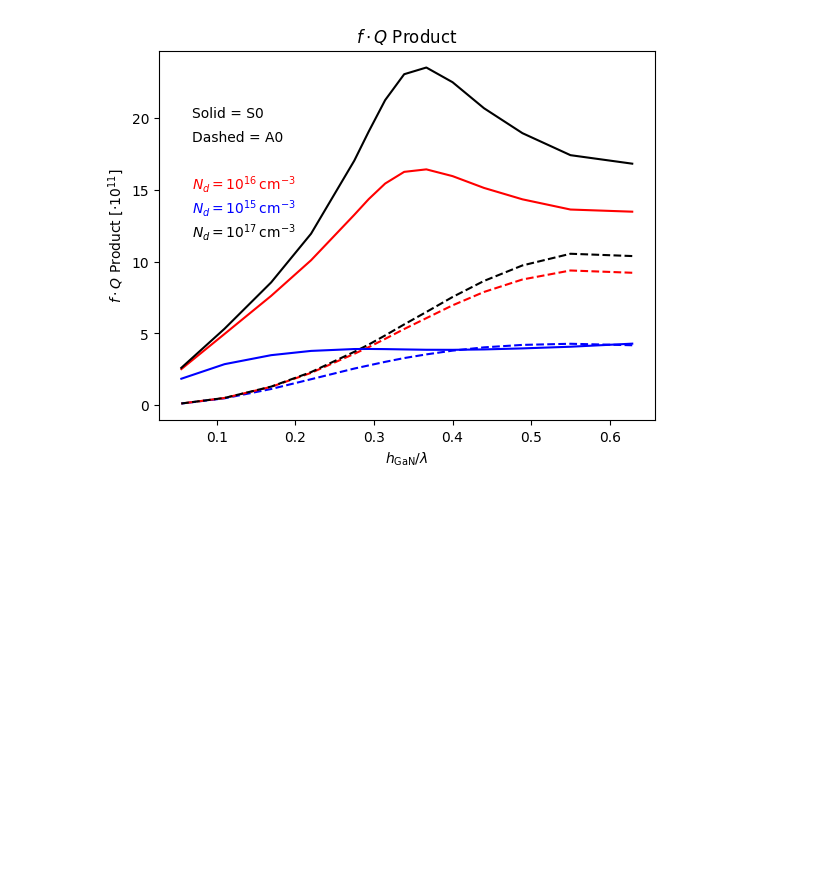
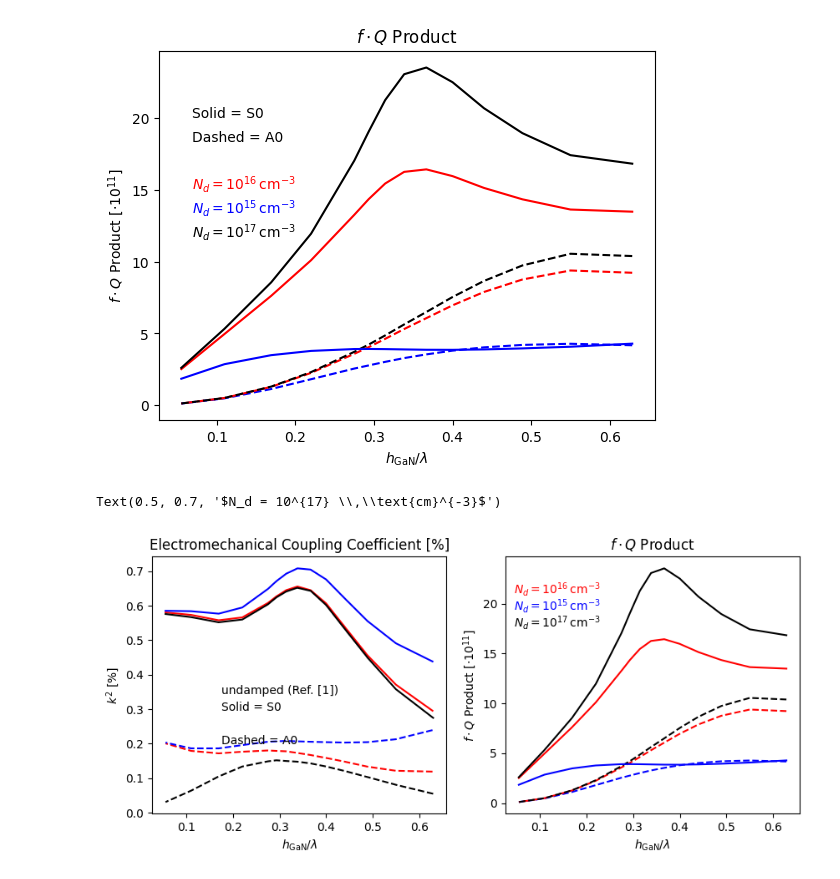
Before and after one commit to ninja-lab/Resonators, a Jupyter notebook: ComsolPlots.ipynb, the cells around one changed output. Drawn from its saved outputs; the diff is of its cells as text; code cells hidden in the pictures; blank space fills up the shorter version.

```diff
--- a/ComsolPlots.ipynb
+++ b/ComsolPlots.ipynb
@@ -169,3 +184,43 @@ ax.annotate('Solid = S0', xy=(0.15, 0.75), xycoords='figure fraction', color='k'
 # %% [output]
 Text(0.15, 0.75, 'Solid = S0')
 [figure]
+# %%
+fig, axs = plt.subplots(1, 2, figsize=(10, 4))
+
+axs[0].plot(df['hGaN/lambda'], df['ksq_Nd1e16_A0']*100, color='r', linestyle='--', label = '-- A0')
+axs[0].plot(df['hGaN/lambda'], df['ksq_Nd1e15_A0']*100, color='b', linestyle='--')#, label = r'$k^2 [\%]$')
+axs[0].plot(df['hGaN/lambda'], df['ksq_Nd1e16_S0']*100, color='r', linestyle='-', label = '- S0')
+axs[0].plot(df['hGaN/lambda'], df['ksq_Nd1e15_S0']*100, color='b', linestyle='-')#, label = r'$k^2 [\%]$')
+axs[0].plot(undamped_df["hGan/Lambda"], undamped_df["Antisymmetric ksq%"], color='k', linestyle='--')#, label = r'$k^2 [\%]$')
+axs[0].plot(undamped_df["hGan/Lambda"], undamped_df["Symmetric ksq%"], color='k', linestyle='-')#, label = r'$k^2 [\%]$')
+
+#axs[0].annotate(r'$N_d = 10^{16} \,\text{cm}^{-3}$', xy=(0.1, 0.6), xycoords='figure fraction', color='r', fontsize=10)
+#axs[0].annotate(r'$N_d = 10^{15} \,\text{cm}^{-3}$', xy=(0.1, 0.55), xycoords='figure fraction', color='b', fontsize=10)
+axs[0].annotate('undamped (Ref. [1])', xy=(0.15, 0.5), xycoords='figure fraction', color='k', fontsize=10)
+
+axs[0].annotate('Dashed = A0', xy=(0.15, 0.35), xycoords='figure fraction', color='k', fontsize=10)
+axs[0].annotate('Solid = S0', xy=(0.15, 0.45), xycoords='figure fraction', color='k', fontsize=10)
+axs[0].set_xlabel(r'$h_{\mathrm{GaN}}/\lambda$')
+axs[0].set_title('Electromechanical Coupling Coefficient [%]')
+axs[0].set_ylabel(r'$k^2$ [%]')
+
+
+axs[1].plot(df['hGaN/lambda'], df['fQ_Nd1e15_A0']/1e11, color='b', linestyle='--')
+axs[1].plot(df['hGaN/lambda'], df['fQ_Nd1e16_A0']/1e11, color='r', linestyle='--')
+axs[1].plot(df['hGaN/lambda'], df['fQ_Nd1e17_A0']/1e11, color='k', linestyle='--')
+axs[1].plot(df['hGaN/lambda'], df['fQ_Nd1e15_S0']/1e11, color='b', linestyle='-')
+axs[1].plot(df['hGaN/lambda'], df['fQ_Nd1e16_S0']/1e11, color='r', linestyle='-')
+axs[1].plot(df['hGaN/lambda'], df['fQ_Nd1e17_S0']/1e11, color='k', linestyle='-')
+
+axs[1].set_xlabel(r'$h_{\mathrm{GaN}}/\lambda$')
+axs[1].set_title(r'$f\cdot Q$ Product')
+axs[1].set_ylabel(r'$f\cdot Q$ Product $[\cdot 10^{11}]$')
+axs[1].annotate(r'$N_d = 10^{16} \,\text{cm}^{-3}$', xy=(0.5, 0.8), xycoords='figure fraction', color='r', fontsize=10)
+axs[1].annotate(r'$N_d = 10^{15} \,\text{cm}^{-3}$', xy=(0.5, 0.75), xycoords='figure fraction', color='b', fontsize=10)
+axs[1].annotate(r'$N_d = 10^{17} \,\text{cm}^{-3}$', xy=(0.5, 0.7), xycoords='figure fraction', color='k', fontsize=10)
+# Mode annotations
+#axs[1].annotate('Dashed = A0', xy=(0.15, 0.7), xycoords='figure fraction', color='k', fontsize=10)
+#axs[1].annotate('Solid = S0', xy=(0.15, 0.75), xycoords='figure fraction', color='k', fontsize=10)
+# %% [output]
+Text(0.5, 0.7, '$N_d = 10^{17} \\,\\text{cm}^{-3}$')
+[figure, added]
```
Also changed, not shown: parts of 5 cells of this notebook, 18 other files.
